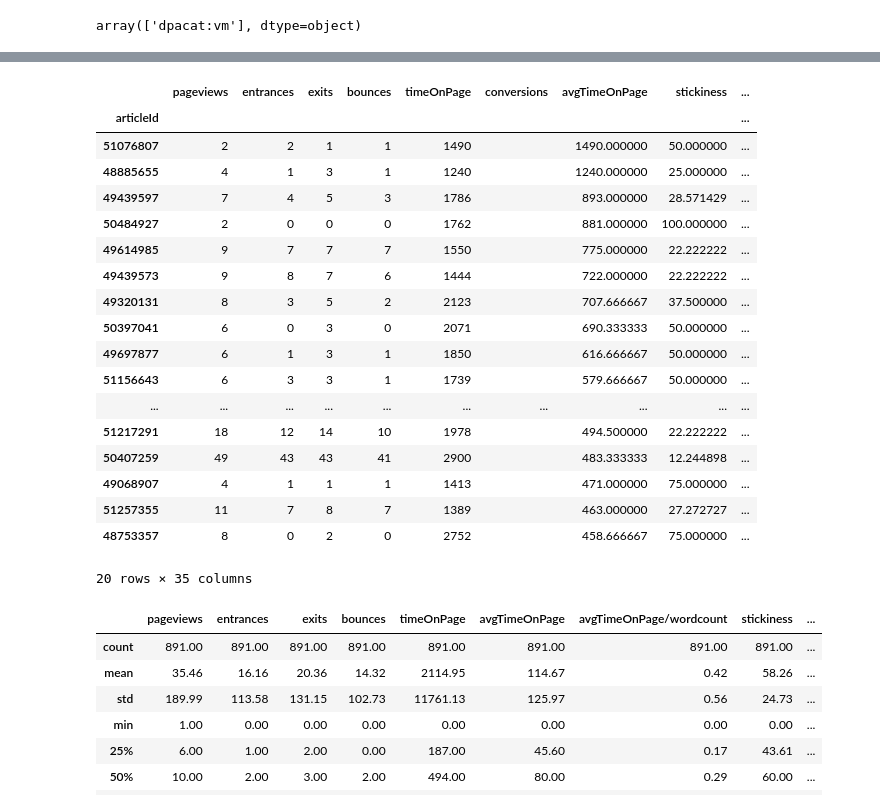
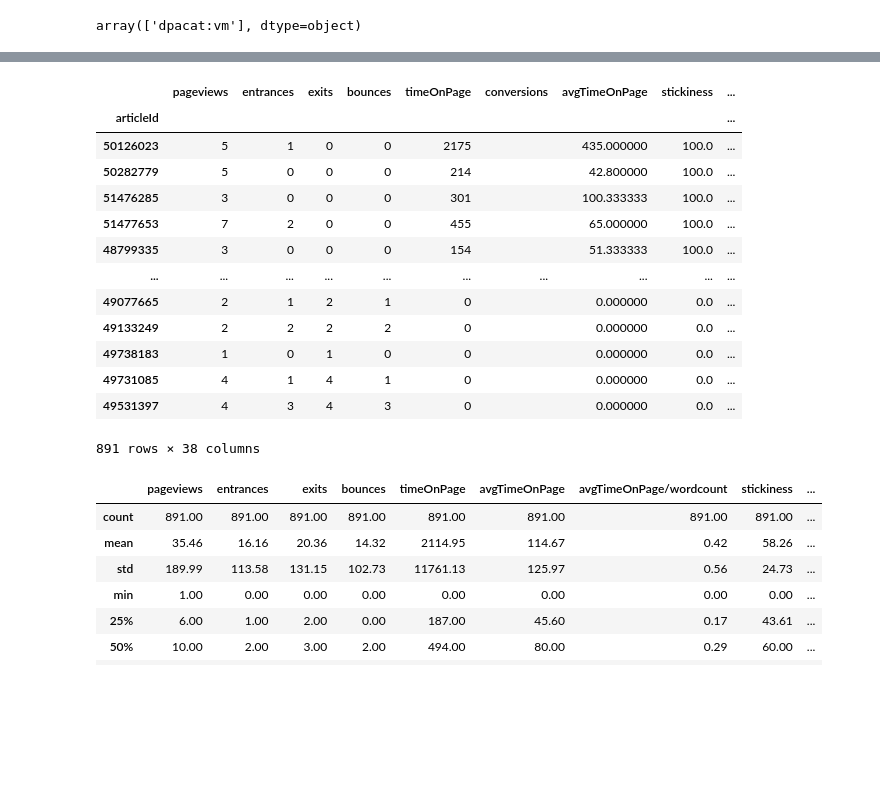
Before and after one commit to susannaruecker/master_thesis, a Jupyter notebook: read_data.ipynb, the cells around one changed output, grey strips where cells are left out. Saved outputs shown, nothing was run; the diff lists cells and outputs as text; code cells hidden in the pictures; blank space fills up the shorter version.

```diff
--- a/read_data.ipynb
+++ b/read_data.ipynb
@@ -191,14 +147,3 @@ Name: 48643907, dtype: object
-# %%
-# add a colum with place (e.g. München/Stuttgart)
-df['city'] = [ re.split('\(dpa',text)[0].strip() for text in df.text ]
-# %%
-# add a column with minimal preprocessed text
-for i in df.index:
-    text = df.loc[i, 'text']
-    preprocessed = text.replace('\n', ' ').strip() # delete linebreaks
-    preprocessed = re.sub(' +', ' ', preprocessed) # just one space
-    preprocessed = preprocessed.split('tmn) - ')[-1] # delete city in front of text
-    df.loc[i, 'text_preprocessed'] = preprocessed
 # %%
 df.loc[48620281, 'text'][:500]
 # %% [output]
@@ -218,17 +154,0 @@ True
-# %%
-# adding number of tokens and mean token length (ignoring punctuation)
-# (column "wordcount" already exists, slightley differetn outcome but okay)
-df['nr_tokens'] = [ len([ t for t in nltk.word_tokenize(text) if t not in string.punctuation])
-                    for text in df.text_preprocessed ]
-
-df['mean_token_length'] = [ np.mean([ len(t) for t in nltk.word_tokenize(text) if t not in string.punctuation])
-                            for text in df.text_preprocessed ]
-
-# adding also number of tokens in 'teaser' and 'titelH1'
-df['nr_tokens_teaser'] = [ len([ t for t in nltk.word_tokenize(teaser) if t not in string.punctuation])
-                           for teaser in df.teaser ]
-df['nr_tokens_titelH1'] = [ len([ t for t in nltk.word_tokenize(titel) if t not in string.punctuation])
-                            for titel in df.titelH1 ]
-# %%
-# add a column: avg time divided by wordcount
-df['avgTimeOnPage/wordcount'] = df.avgTimeOnPage/df.wordcount
@@ -439,28 +373,25 @@ df.agg({'pageviews': ['min', 'max', 'mean', 'median', 'std'],
 # %%
 #df.sort_values(by=['avgTimeOnPage/wordcount'], ascending = False)
 #df.sort_values(by=['pageviews'], ascending = False)
 #df.sort_values(by=['mean_token_length'])
-df.sort_values(by=['avgTimeOnPage'], ascending = False).head(20)
+#df.sort_values(by=['avgTimeOnPage'], ascending = False).head(20)
+#df.sort_values(by=['pageviews-exits'], ascending = False)
+df.sort_values(by=['stickiness'], ascending = False)
 # %% [output]
 |  | pageviews | entrances | exits | bounces | timeOnPage | conversions | avgTimeOnPage | stickiness | ... |
 | articleId |  |  |  |  |  |  |  |  | ... |
-| 51076807 | 2 | 2 | 1 | 1 | 1490 |  | 1490.000000 | 50.000000 | ... |
-| 48885655 | 4 | 1 | 3 | 1 | 1240 |  | 1240.000000 | 25.000000 | ... |
-| 49439597 | 7 | 4 | 5 | 3 | 1786 |  | 893.000000 | 28.571429 | ... |
-| 50484927 | 2 | 0 | 0 | 0 | 1762 |  | 881.000000 | 100.000000 | ... |
-| 49614985 | 9 | 7 | 7 | 7 | 1550 |  | 775.000000 | 22.222222 | ... |
-| 49439573 | 9 | 8 | 7 | 6 | 1444 |  | 722.000000 | 22.222222 | ... |
-| 49320131 | 8 | 3 | 5 | 2 | 2123 |  | 707.666667 | 37.500000 | ... |
-| 50397041 | 6 | 0 | 3 | 0 | 2071 |  | 690.333333 | 50.000000 | ... |
-| 49697877 | 6 | 1 | 3 | 1 | 1850 |  | 616.666667 | 50.000000 | ... |
-| 51156643 | 6 | 3 | 3 | 1 | 1739 |  | 579.666667 | 50.000000 | ... |
+| 50126023 | 5 | 1 | 0 | 0 | 2175 |  | 435.000000 | 100.0 | ... |
+| 50282779 | 5 | 0 | 0 | 0 | 214 |  | 42.800000 | 100.0 | ... |
+| 51476285 | 3 | 0 | 0 | 0 | 301 |  | 100.333333 | 100.0 | ... |
+| 51477653 | 7 | 2 | 0 | 0 | 455 |  | 65.000000 | 100.0 | ... |
+| 48799335 | 3 | 0 | 0 | 0 | 154 |  | 51.333333 | 100.0 | ... |
 | ... | ... | ... | ... | ... | ... | ... | ... | ... | ... |
-| 51217291 | 18 | 12 | 14 | 10 | 1978 |  | 494.500000 | 22.222222 | ... |
-| 50407259 | 49 | 43 | 43 | 41 | 2900 |  | 483.333333 | 12.244898 | ... |
-| 49068907 | 4 | 1 | 1 | 1 | 1413 |  | 471.000000 | 75.000000 | ... |
-| 51257355 | 11 | 7 | 8 | 7 | 1389 |  | 463.000000 | 27.272727 | ... |
-| 48753357 | 8 | 0 | 2 | 0 | 2752 |  | 458.666667 | 75.000000 | ... |
+| 49077665 | 2 | 1 | 2 | 1 | 0 |  | 0.000000 | 0.0 | ... |
+| 49133249 | 2 | 2 | 2 | 2 | 0 |  | 0.000000 | 0.0 | ... |
+| 49738183 | 1 | 0 | 1 | 0 | 0 |  | 0.000000 | 0.0 | ... |
+| 49731085 | 4 | 1 | 4 | 1 | 0 |  | 0.000000 | 0.0 | ... |
+| 49531397 | 4 | 3 | 4 | 3 | 0 |  | 0.000000 | 0.0 | ... |
-20 rows × 35 columns
+891 rows × 38 columns
 # %%
 df[['pageviews', 'entrances', 'exits', 'bounces', 'timeOnPage', 'avgTimeOnPage', 'avgTimeOnPage/wordcount', 'stickiness', 'nr_tokens', 'nr_tokens_teaser', 'nr_tokens_titelH1']].describe().round(2)
 # %% [output]
```
Also changed, not shown: parts of 50 cells of this notebook, 2 other files.
